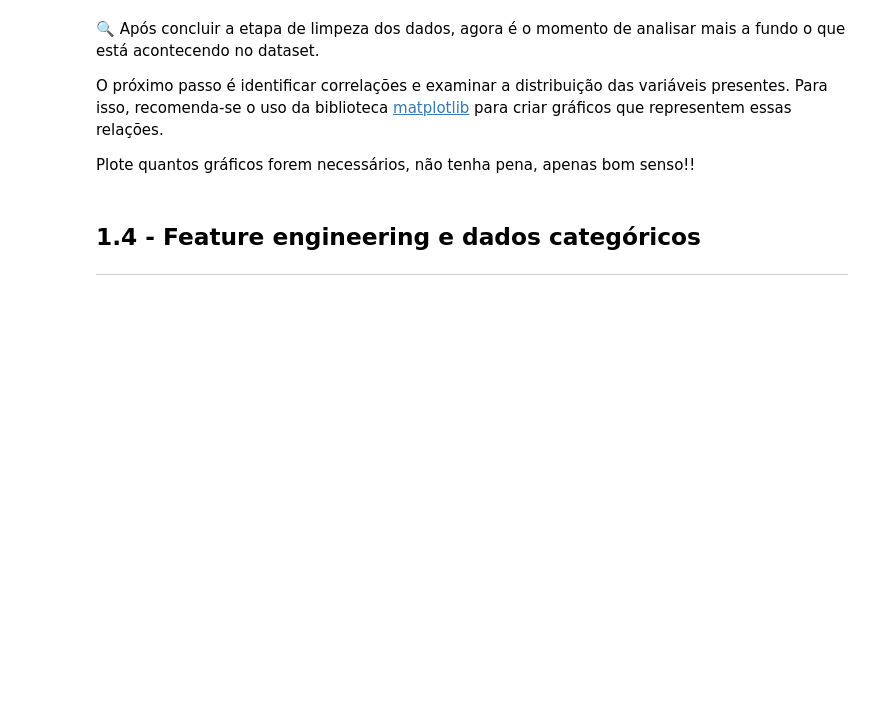
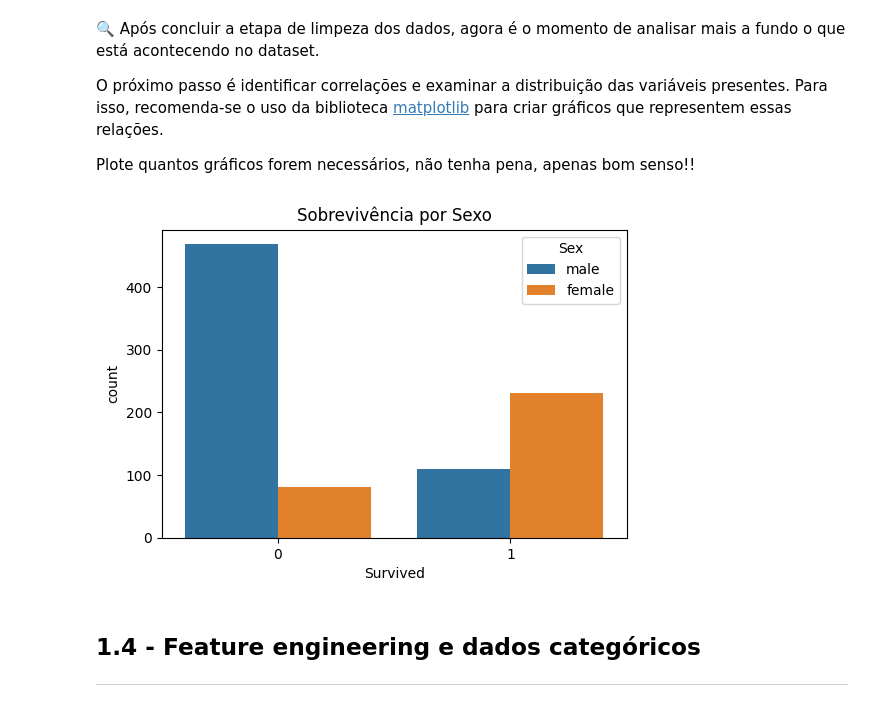
Before and after one commit to ianfalcao/Atividade-de-Analise-Exploratoria-de-Dados, a Jupyter notebook: notebook_EDA.ipynb, the cells around one changed output. Saved outputs shown, nothing was run; the diff lists cells and outputs as text; code cells hidden in the pictures; blank space fills up the shorter version.

```diff
--- a/notebook_EDA.ipynb
+++ b/notebook_EDA.ipynb
@@ -160,0 +156,10 @@ Essas funções são essenciais para garantir que seu dataset esteja limpo e pro
+# %%
+# Code aqui
+
+df = df.dropna(subset=['Embarked']) # Descata a linha inteira que possui nulo no Embarked, perdendo os dados
+
+df['Age'] = df['Age'].fillna(df['Age'].median()) # Preenche os nulos pela Mediana das idades
+
+df = df.drop(columns=['Cabin', 'Ticket']) # Deleta toda a categoria preservando as outras linhas
+
+print(df.isnull().sum())
@@ -170,6 +187,14 @@ O próximo passo é identificar correlações e examinar a distribuição das va
 Plote quantos gráficos forem necessários, não tenha pena, apenas bom senso!!
 # %%
 # Code aqui
+
+# Grafico em relação de sobreviventes categorizado por sexo
+plt.figure(figsize=(6, 4))
+sns.countplot(x='Survived', hue='Sex', data=df) # countplot cria um grafico focado em contagem
+plt.title('Sobrevivência por Sexo')             # hue='Sex', faz uma diferenciação de cores entres as barras para separar entre o sexo
+plt.show()
+# %% [output]
+[figure, added]
 # %% [markdown]
 ## 1.4 - Feature engineering e dados categóricos
 
```
Also changed, not shown: parts of 5 cells of this notebook.
